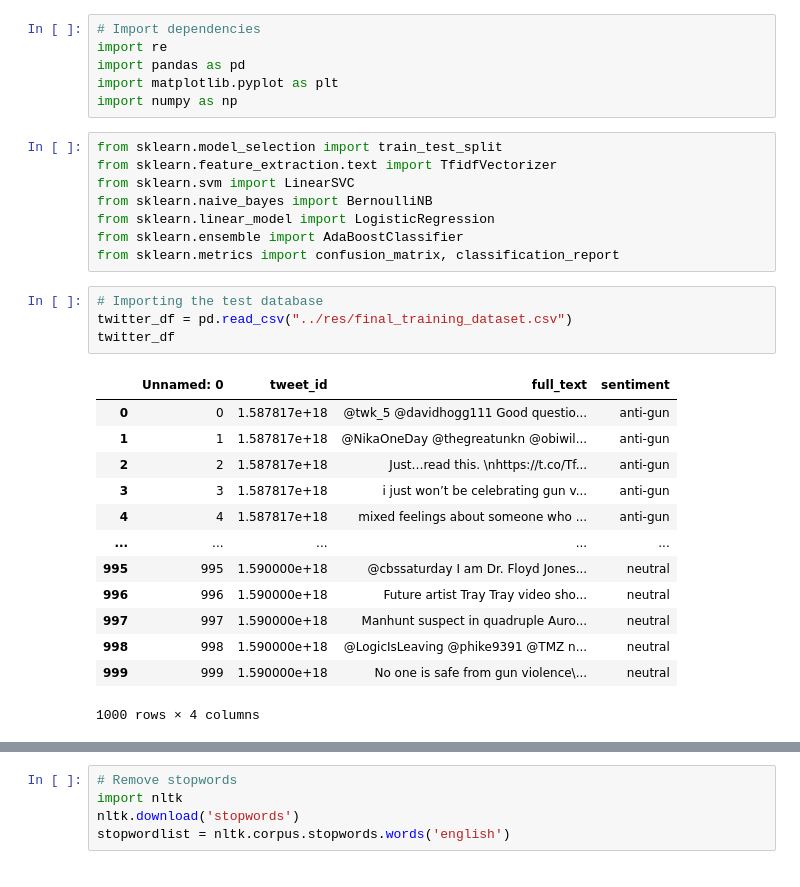
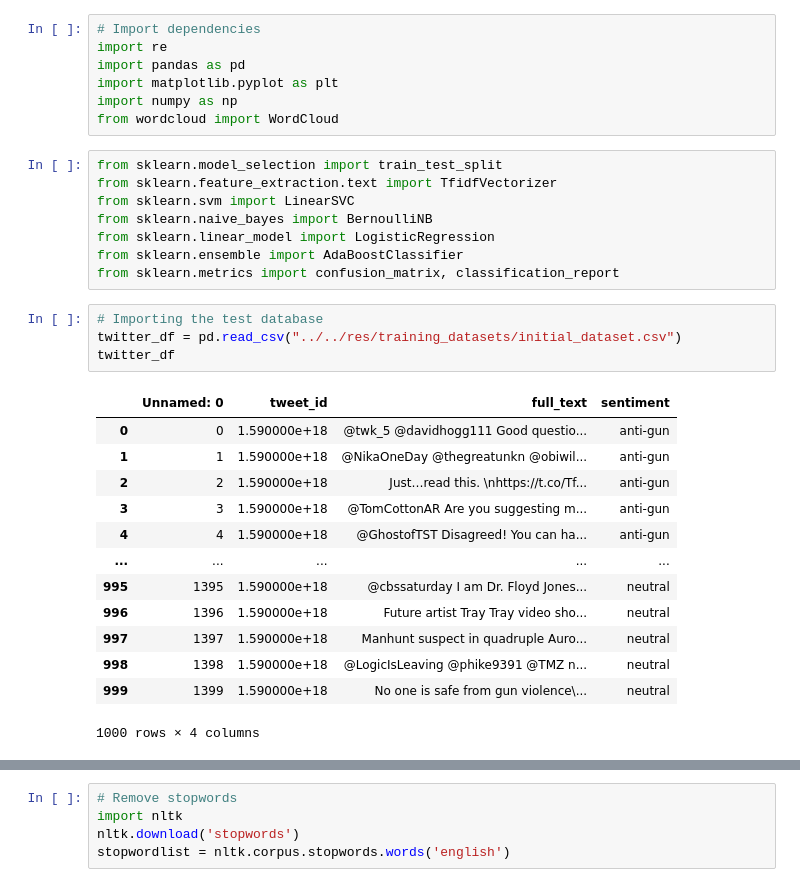
Before and after one commit to mrmarken/sentiment_analysis_fproject, a Jupyter notebook: src/ml_model_investigations/final_ml_model.ipynb, the cells around one changed output, grey strips where cells are left out. Cells and saved outputs as stored; diff of their text form.

```diff
--- a/src/ML_with_CV.ipynb
+++ b/src/ml_model_investigations/final_ml_model.ipynb
@@ -4,6 +4,7 @@ import re
 import pandas as pd
 import matplotlib.pyplot as plt
 import numpy as np
+from wordcloud import WordCloud
 # %%
 from sklearn.model_selection import train_test_split
 from sklearn.feature_extraction.text import TfidfVectorizer
@@ -14,21 +15,21 @@ from sklearn.ensemble import AdaBoostClassifier
 from sklearn.metrics import confusion_matrix, classification_report
 # %%
 # Importing the test database
-twitter_df = pd.read_csv("../res/final_training_dataset.csv")
+twitter_df = pd.read_csv("../../res/training_datasets/initial_dataset.csv")
 twitter_df
 # %% [output]
 |  | Unnamed: 0 | tweet_id | full_text | sentiment |
-| 0 | 0 | 1.587817e+18 | @twk_5 @davidhogg111 Good questio... | anti-gun |
-| 1 | 1 | 1.587817e+18 | @NikaOneDay @thegreatunkn @obiwil... | anti-gun |
-| 2 | 2 | 1.587817e+18 | Just…read this. \nhttps://t.co/Tf... | anti-gun |
-| 3 | 3 | 1.587817e+18 | i just won’t be celebrating gun v... | anti-gun |
-| 4 | 4 | 1.587817e+18 | mixed feelings about someone who ... | anti-gun |
+| 0 | 0 | 1.590000e+18 | @twk_5 @davidhogg111 Good questio... | anti-gun |
+| 1 | 1 | 1.590000e+18 | @NikaOneDay @thegreatunkn @obiwil... | anti-gun |
+| 2 | 2 | 1.590000e+18 | Just…read this. \nhttps://t.co/Tf... | anti-gun |
+| 3 | 3 | 1.590000e+18 | @TomCottonAR Are you suggesting m... | anti-gun |
+| 4 | 4 | 1.590000e+18 | @GhostofTST Disagreed! You can ha... | anti-gun |
 | ... | ... | ... | ... | ... |
-| 995 | 995 | 1.590000e+18 | @cbssaturday I am Dr. Floyd Jones... | neutral |
-| 996 | 996 | 1.590000e+18 | Future artist Tray Tray video sho... | neutral |
-| 997 | 997 | 1.590000e+18 | Manhunt suspect in quadruple Auro... | neutral |
-| 998 | 998 | 1.590000e+18 | @LogicIsLeaving @phike9391 @TMZ n... | neutral |
-| 999 | 999 | 1.590000e+18 | No one is safe from gun violence\... | neutral |
+| 995 | 1395 | 1.590000e+18 | @cbssaturday I am Dr. Floyd Jones... | neutral |
+| 996 | 1396 | 1.590000e+18 | Future artist Tray Tray video sho... | neutral |
+| 997 | 1397 | 1.590000e+18 | Manhunt suspect in quadruple Auro... | neutral |
+| 998 | 1398 | 1.590000e+18 | @LogicIsLeaving @phike9391 @TMZ n... | neutral |
+| 999 | 1399 | 1.590000e+18 | No one is safe from gun violence\... | neutral |
 1000 rows × 4 columns
 # %%
 # Function to clean the database
```
Also changed, not shown: parts of 21 cells of this notebook, 4 other files.
